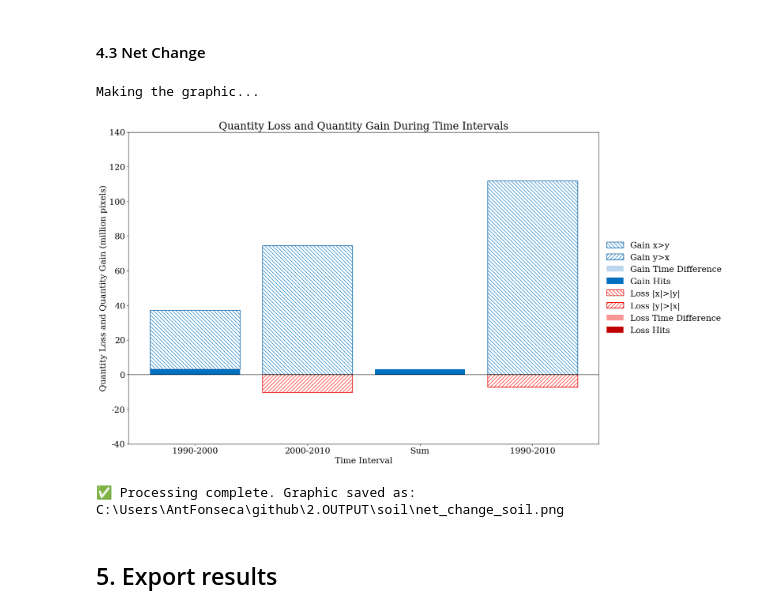
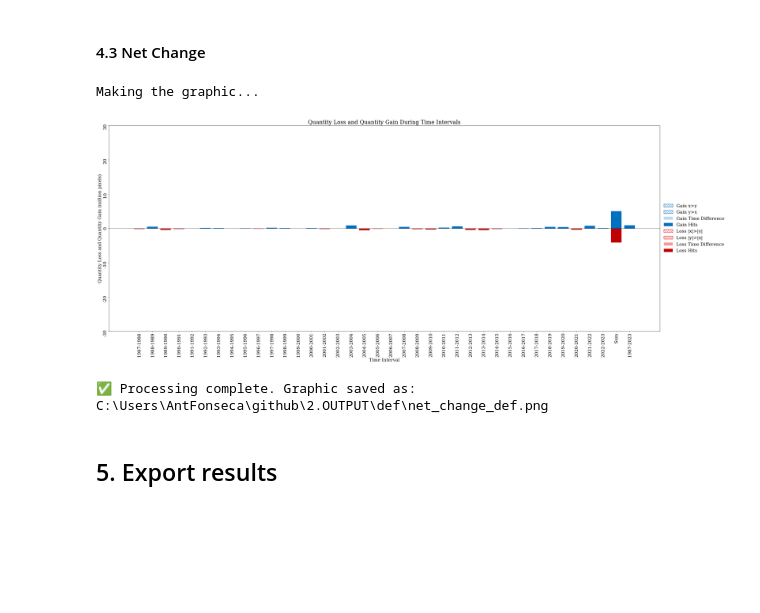
Before and after one commit to antoniovfonseca/compare-time-series, a Jupyter notebook: notebook-time-series-comparison.ipynb, the cells around one changed output. Drawn from its saved outputs; the diff is of its cells as text; code cells hidden in the pictures; blank space fills up the shorter version.

```diff
--- a/notebook-time-series-comparison.ipynb
+++ b/notebook-time-series-comparison.ipynb
@@ -729,7 +762,7 @@ loss_hatch_color = "#FF0000"
 # 1.3 Figure setup
 # -----------------------------------------------------------------------------
 fig, ax = plt.subplots(
-    figsize=(18, 12)
+    figsize=(40, 15)
 )
 
 ax.axhline(
@@ -885,7 +918,8 @@ ax.set_xlabel(
 ax.tick_params(
     axis="both",
     which="major",
-    labelsize=18
+    labelsize=18,
+    rotation=90
 )
 
 # =============================================================================
@@ -906,7 +940,7 @@ ax.tick_params(
 def millions_formatter(y, pos):
     return f"{y / 1_000_000:.0f}"
 ax.yaxis.set_major_formatter(FuncFormatter(millions_formatter))
-ax.set_ylim(-40_000_000, 140_000_000)
+ax.set_ylim(-30_000_000, 30_000_000)
 ax.set_ylabel(
     "Gross Loss and Gross Gain (million pixels)",
     fontsize=18
@@ -916,7 +950,11 @@ ax.set_ylabel(
 # def thousands_formatter(y, pos):
 #     return f"{y / 1_000:.0f}"
 # ax.yaxis.set_major_formatter(FuncFormatter(thousands_formatter))
-# ax.set_ylabel("Gross Loss and Gross Gain (thousand pixels)", fontsize=20)
+# ax.set_ylim(-900_000, 900_000)
+# ax.set_ylabel(
+#     "Gross Loss and Gross Gain (thousand pixels)",
+#     fontsize=20
+# )
 
 # =============================================================================
 # 1.8 Save figure
@@ -986,7 +1024,7 @@ loss_hatch_color = "#FF0000"
 # 1.3 Figure setup
 # -----------------------------------------------------------------------------
 fig, ax = plt.subplots(
-    figsize=(18, 12)
+    figsize=(40, 15)
 )
 
 ax.axhline(
@@ -1149,7 +1187,8 @@ ax.set_xlabel(
 ax.tick_params(
     axis="both",
     which="major",
-    labelsize=18
+    labelsize=18,
+    rotation=90
 )
 
 # =============================================================================
@@ -1170,38 +1209,41 @@ ax.tick_params(
 def millions_formatter(y, pos):
     return f"{y / 1_000_000:.0f}"
 
 ax.yaxis.set_major_formatter(FuncFormatter(millions_formatter))
-ax.set_ylim(-40_000_000, 140_000_000)
+ax.set_ylim(-30_000_000, 30_000_000)
 ax.set_ylabel(
     "Quantity Loss and Quantity Gain (million pixels)",
     fontsize=18
 )
 
 # Option 3: For real data with large values (thousand)
 # def thousands_formatter(y, pos):
 #     return f"{y / 1_000:.0f}"
 # ax.yaxis.set_major_formatter(FuncFormatter(thousands_formatter))
-# ax.set_ylim(-1_000_000, 1_000_000)
-# ax.set_ylabel("Quantity Loss and Quantity Gain (thousand pixels)", fontsize=20)
+# ax.set_ylim(-900_000, 900_000)
+# ax.set_ylabel(
+#     "Quantity Loss and Quantity Gain (thousand pixels)",
+#     fontsize=20
+# )
 
 # =============================================================================
 # 1.8 Save figure
 # =============================================================================
 output_filename = f"net_change_{class_name}.png"
 final_path = os.path.join(output_path, output_filename)
 
 plt.savefig(
     final_path,
     dpi=300,
     bbox_inches="tight"
 )
 plt.show()
 
 print(f"\n✅ Processing complete. Graphic saved as: {final_path}")
 # %% [output]
 Making the graphic...
-[figure, old version]
+[figure, new version]
-✅ Processing complete. Graphic saved as: C:\Users\AntFonseca\github\2.OUTPUT\soil\net_change_soil.png
+✅ Processing complete. Graphic saved as: C:\Users\AntFonseca\github\2.OUTPUT\def\net_change_def.png
 # %% [markdown]
 ## 5. Export results
 # %%
```
Also changed, not shown: parts of 16 cells of this notebook.
